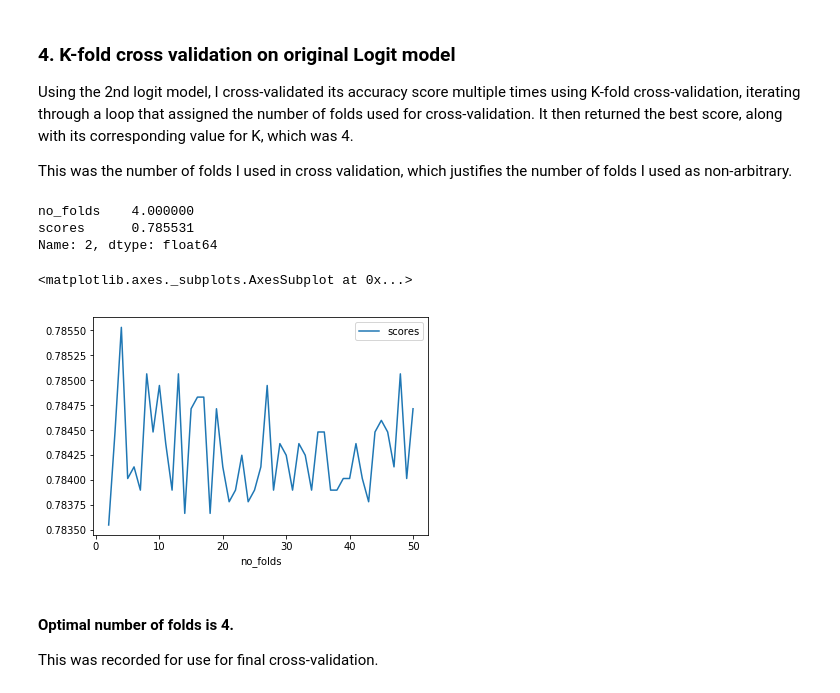
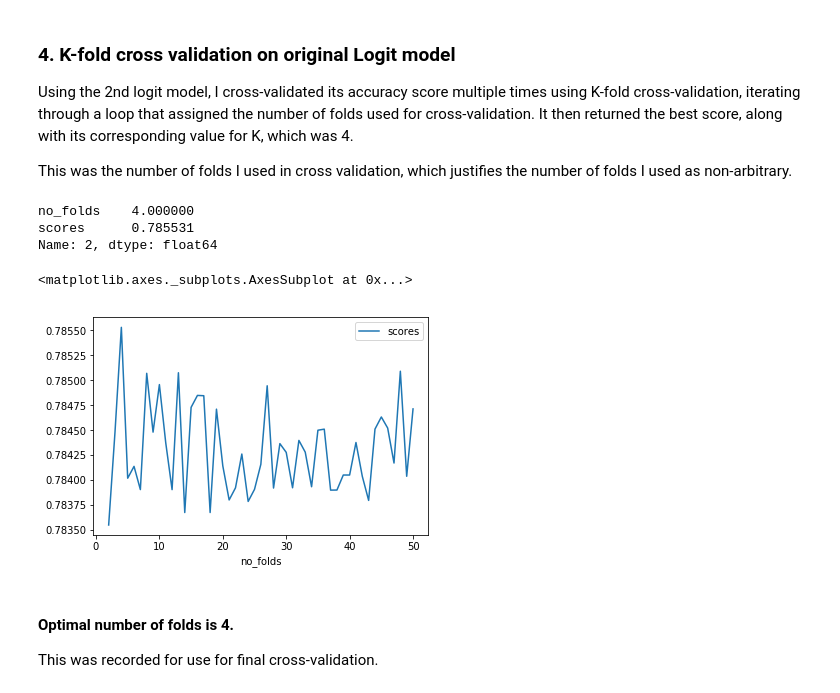
Before and after one commit to RhysZH/GA-DAT9-Projects1, a Jupyter notebook: R_Morgan_Project4_Files/R_Morgan_Project4_Presentation.ipynb, the cells around one changed output. Cells and saved outputs as stored; diff of their text form; code cells hidden in the pictures.

```diff
--- a/R_Morgan_Project4_Files/R_Morgan_Project4_Presentation.ipynb
+++ b/R_Morgan_Project4_Files/R_Morgan_Project4_Presentation.ipynb
@@ -525,28 +525,26 @@ Using the 2nd logit model, I cross-validated its accuracy score multiple times u
 This was the number of folds I used in cross validation, which justifies the number of folds I used as non-arbitrary.
 # %%
 from sklearn.model_selection import cross_val_predict
-
 
 score_list = []
 no_folds = []
 for k in range(2,51):
-    predicted = cross_val_predict(model_2, X_samp_f, y_res, cv=k)
-    score = metrics.accuracy_score(y_res, predicted)
+    score = cross_val_score(model_2, X_samp_f, y_res, cv=k, scoring='accuracy').mean()
     no_folds.append(k)
     score_list.append(score)
 
 s = {'no_folds':no_folds, 'scores':score_list}
 n_scores = pd.DataFrame(s)
 print(n_scores.iloc[n_scores['scores'].values.argmax()])
 
 #show cross-val scores against number of folds, visualising optimum k-value.
 n_scores.plot('no_folds', 'scores')
 # %% [output]
 no_folds    4.000000
 scores      0.785531
 Name: 2, dtype: float64
 <matplotlib.axes._subplots.AxesSubplot at 0x...>
-[figure, old version]
+[figure, new version]
 # %% [markdown]
 #### Optimal number of folds is 4.
 
```
Also changed, not shown: parts of 9 cells of this notebook, 2 other files.
